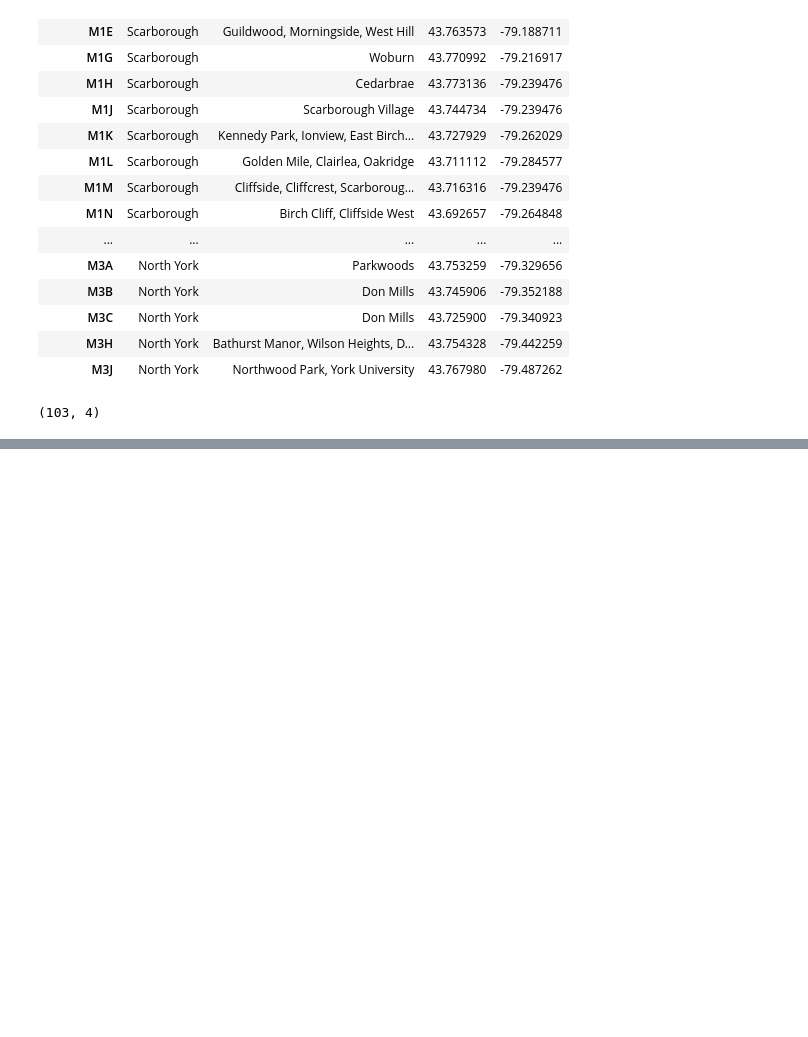
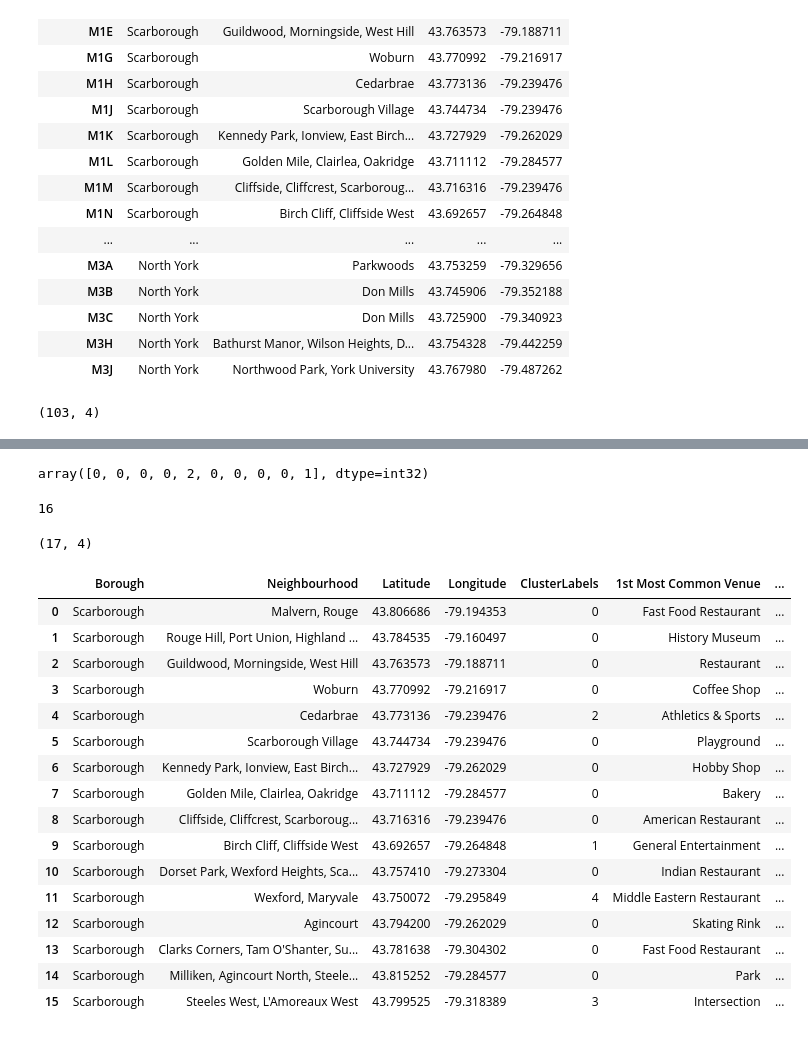
Before and after one commit to priscilahiguti/Coursera_Capstone, a Jupyter notebook: Capstone Project Notebook.ipynb, the cells around one changed output, grey strips where cells are left out. Saved outputs shown, nothing was run; the diff lists cells and outputs as text; code cells hidden in the pictures; blank space fills up the shorter version.

```diff
--- a/Capstone Project Notebook.ipynb
+++ b/Capstone Project Notebook.ipynb
@@ -175,0 +510,21 @@ toronto_neighborhoods.shape
+# %%
+num_top_venues = 10
+
+indicators = ['st', 'nd', 'rd']
+
+# create columns according to number of top venues
+columns = ['Neighbourhood']
+for ind in np.arange(num_top_venues):
+    try:
+        columns.append('{}{} Most Common Venue'.format(ind+1, indicators[ind]))
+    except:
+        columns.append('{}th Most Common Venue'.format(ind+1))
+
+# create a new dataframe
+neighborhoods_venues_sorted = pd.DataFrame(columns=columns)
+neighborhoods_venues_sorted['Neighbourhood'] = scarborough_grouped['Neighbourhood']
+
+for ind in np.arange(scarborough_grouped.shape[0]):
+    neighborhoods_venues_sorted.iloc[ind, 1:] = return_most_common_venues(scarborough_grouped.iloc[ind, :], num_top_venues)
+
+neighborhoods_venues_sorted.head()
@@ -175,0 +538,52 @@ toronto_neighborhoods.shape
+# %%
+# set number of clusters
+kclusters = 5
+
+scarborough_grouped_clustering = scarborough_grouped.drop('Neighbourhood', 1)
+
+# run k-means clustering
+kmeans = KMeans(n_clusters=kclusters, random_state=0).fit(scarborough_grouped_clustering)
+
+# check cluster labels generated for each row in the dataframe
+kmeans.labels_[0:10]
+# %% [output]
+array([0, 0, 0, 0, 2, 0, 0, 0, 0, 1], dtype=int32)
+# %%
+len(kmeans.labels_)
+# %% [output]
+16
+# %%
+scarborough_data.shape
+# %% [output]
+(17, 4)
+# %%
+scarb_data = scarborough_data.drop(16)
+# %%
+scarborough_merged = scarb_data
+
+# add clustering labels
+scarborough_merged['ClusterLabels'] = kmeans.labels_
+#neighborhoods_venues_sorted.insert(0, 'Cluster Labels', kmeans.labels_)
+
+# merge toronto_grouped with toronto_data to add latitude/longitude for each neighborhood
+scarborough_merged = scarborough_merged.join(neighborhoods_venues_sorted.set_index('Neighbourhood'), on='Neighbourhood')
+
+scarborough_merged
+# %% [output]
+|  | Borough | Neighbourhood | Latitude | Longitude | ClusterLabels | 1st Most Common Venue | ... |
+| 0 | Scarborough | Malvern, Rouge | 43.806686 | -79.194353 | 0 | Fast Food Restaurant | ... |
+| 1 | Scarborough | Rouge Hill, Port Union, Highland ... | 43.784535 | -79.160497 | 0 | History Museum | ... |
+| 2 | Scarborough | Guildwood, Morningside, West Hill | 43.763573 | -79.188711 | 0 | Restaurant | ... |
+| 3 | Scarborough | Woburn | 43.770992 | -79.216917 | 0 | Coffee Shop | ... |
+| 4 | Scarborough | Cedarbrae | 43.773136 | -79.239476 | 2 | Athletics & Sports | ... |
+| 5 | Scarborough | Scarborough Village | 43.744734 | -79.239476 | 0 | Playground | ... |
+| 6 | Scarborough | Kennedy Park, Ionview, East Birch... | 43.727929 | -79.262029 | 0 | Hobby Shop | ... |
+| 7 | Scarborough | Golden Mile, Clairlea, Oakridge | 43.711112 | -79.284577 | 0 | Bakery | ... |
+| 8 | Scarborough | Cliffside, Cliffcrest, Scarboroug... | 43.716316 | -79.239476 | 0 | American Restaurant | ... |
+| 9 | Scarborough | Birch Cliff, Cliffside West | 43.692657 | -79.264848 | 1 | General Entertainment | ... |
+| 10 | Scarborough | Dorset Park, Wexford Heights, Sca... | 43.757410 | -79.273304 | 0 | Indian Restaurant | ... |
+| 11 | Scarborough | Wexford, Maryvale | 43.750072 | -79.295849 | 4 | Middle Eastern Restaurant | ... |
+| 12 | Scarborough | Agincourt | 43.794200 | -79.262029 | 0 | Skating Rink | ... |
+| 13 | Scarborough | Clarks Corners, Tam O'Shanter, Su... | 43.781638 | -79.304302 | 0 | Fast Food Restaurant | ... |
+| 14 | Scarborough | Milliken, Agincourt North, Steele... | 43.815252 | -79.284577 | 0 | Park | ... |
+| 15 | Scarborough | Steeles West, L'Amoreaux West | 43.799525 | -79.318389 | 3 | Intersection | ... |
```
Also changed, not shown: parts of 36 cells of this notebook.
